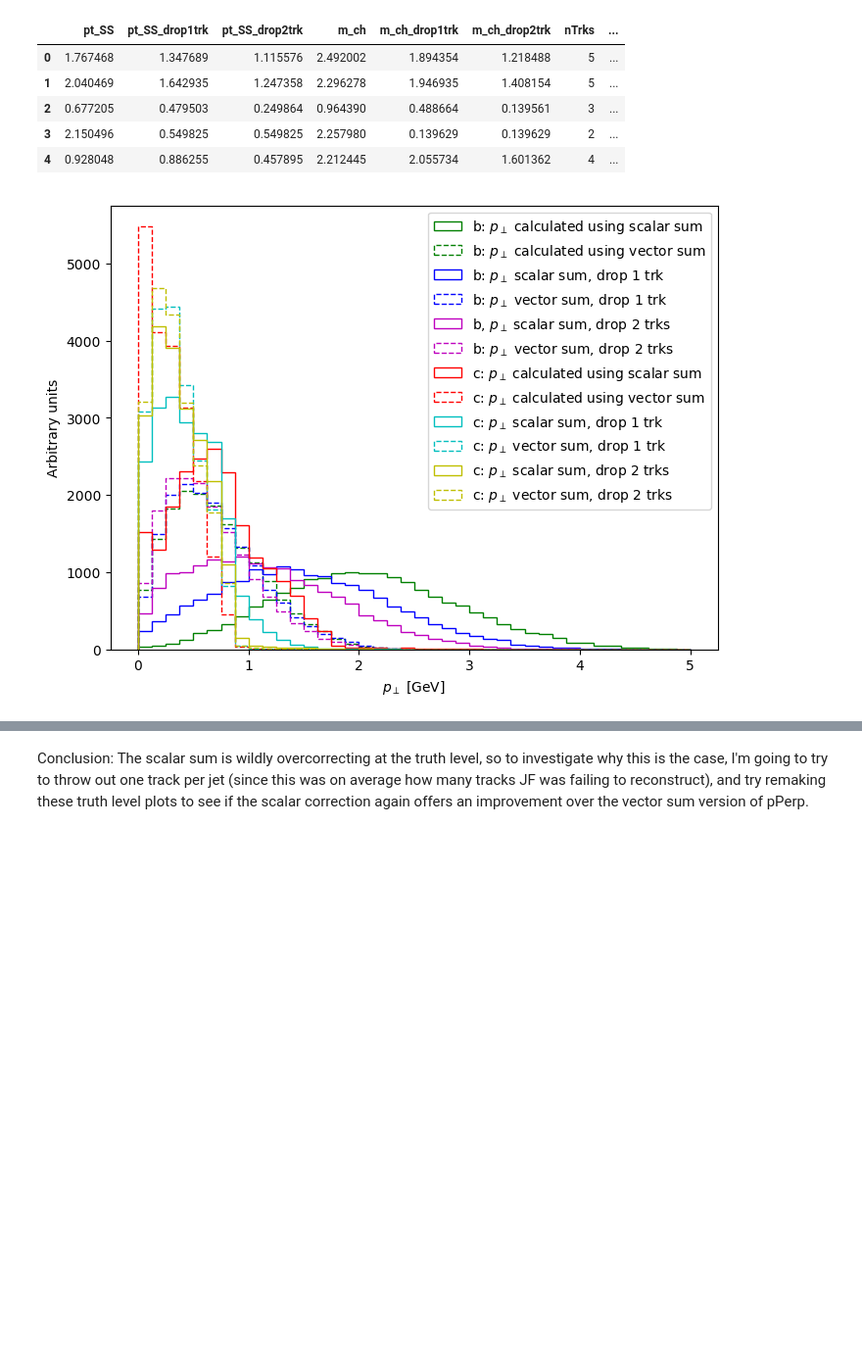
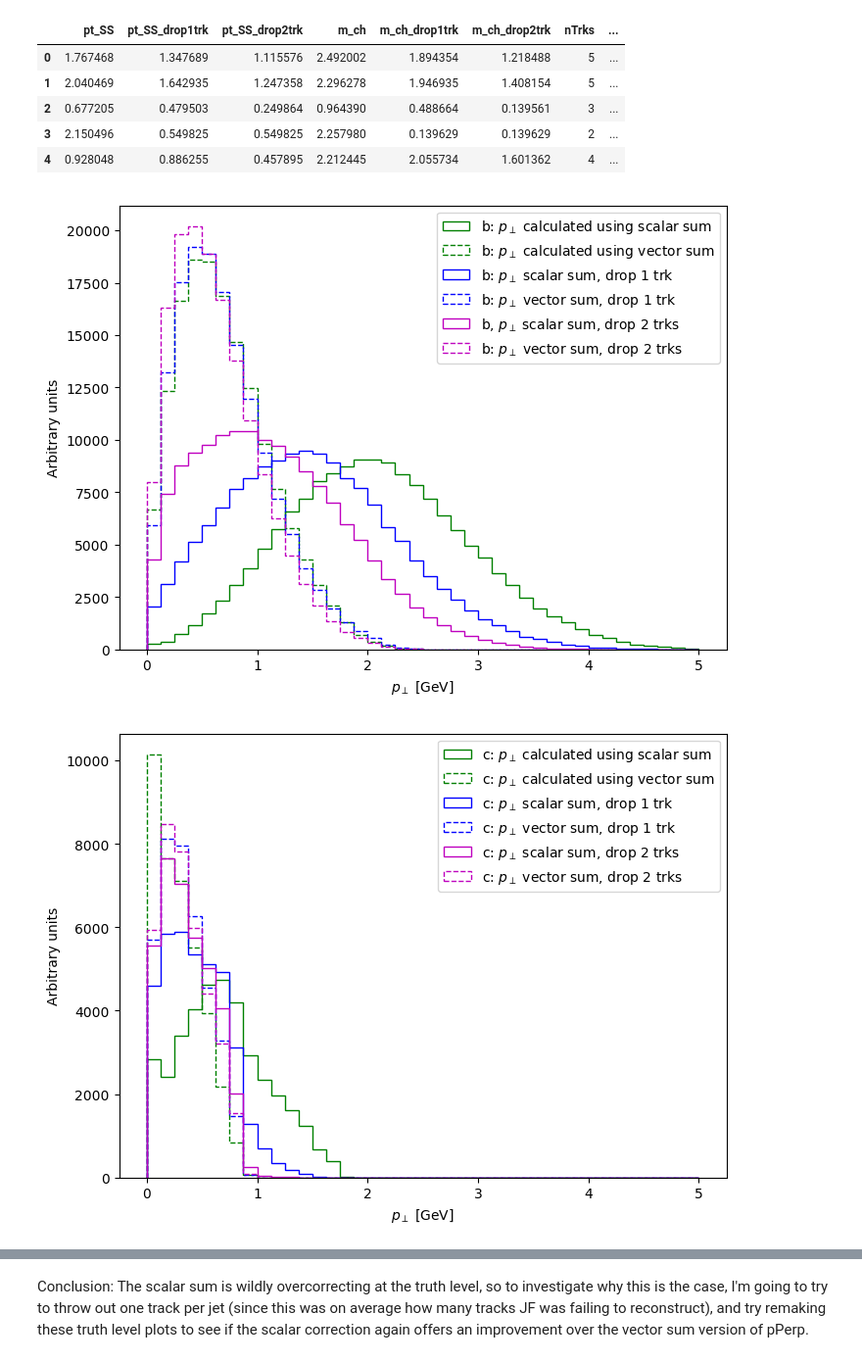
Before and after one commit to nhartman94/Vertex-Mass-Study, a Jupyter notebook: recoMassCorrections.ipynb, the cells around one changed output, grey strips where cells are left out. Shown at 98% size. Drawn from its saved outputs; the diff is of its cells as text; code cells hidden in the pictures; blank space fills up the shorter version.

```diff
--- a/SV1_studies.ipynb
+++ b/recoMassCorrections.ipynb
@@ -13,5 +23,5 @@ Aug 2017
 # %%
-filepath  = '/atlas/local/BtagOptimizationNtuples/user.giacinto.mc16_13TeV.410501.PowhegPythia8EvtGen_A14_ttbar_hdamp258p75.BTagNtuples.May22.JetFitterStudies.v02_Akt4EMTo/user.giacinto.11401650.Akt4EMTo._000001.root'
+filepath  = '/atlas/local/BtagOptimizationNtuples/user.giacinto.mc16_13TeV.410501.PowhegPythia8EvtGen_A14_ttbar_hdamp258p75.BTagNtuples.May22.JetFitterStudies.v02_Akt4EMTo/user.giacinto.11401650.Akt4EMTo._00000?.root'
 # %%
 import numpy as np
 import pandas as pd
@@ -916,7 +926,7 @@ if not loadTruth:
     df1_flat['m_ch'] = df1_flat['jet_bH_MTrk'].apply(MeVtoGeV)
 
     # Get the momentum of the jet and the mass of the hadron
-    df1_flat['jet_p']    = df1_flat['jet_bH_pt']*np.cosh(df1_flat['jet_bH_eta']).apply(MeVtoGeV)
+    df1_flat['jet_p']    = df1_flat['jet_bH_pt']*np.cosh(df1_flat['jet_bH_eta'])
     df1_flat['m_hadron'] = np.sqrt( np.power(df1_flat['jet_bH_E'],2) - np.power(df1_flat['jet_p'],2) ).apply(MeVtoGeV)
 
     df1_flat['jet_LabDrF'] = 5*np.ones(len(df1_flat.index))
@@ -928,8 +938,8 @@ if not loadTruth:
     #
     ############################################# #########
 
-    # Only select events for this df that have a c-hadron
-    df2_flat = df_flat[df_flat['jet_cH_pt']!=-99]
+    # Only select events for this df that have a c-hadron AND no b-hadron
+    df2_flat = df_flat[(df_flat['jet_cH_pt']!=-99)&(df_flat['jet_bH_pt']==-99)]
     df2_flat.reset_index(inplace=True,drop=True)
 
     df2_flat['nTrks'] = df2_flat['jet_cH_nCtracks']
@@ -951,7 +961,7 @@ if not loadTruth:
     df2_flat['m_ch'] = df2_flat['jet_cH_MTrk'].apply(MeVtoGeV)
 
     # Get the momentum of the jet and the mass of the hadron
-    df2_flat['jet_p']    = (df2_flat['jet_cH_pt']*np.cosh(df2_flat['jet_cH_eta'])).apply(MeVtoGeV)
+    df2_flat['jet_p']    = (df2_flat['jet_cH_pt']*np.cosh(df2_flat['jet_cH_eta']))
     df2_flat['m_hadron'] = (np.sqrt( np.power(df2_flat['jet_cH_E'],2) - np.power(df2_flat['jet_p'],2) )).apply(MeVtoGeV)
 
     df2_flat['jet_LabDrF'] = 4*np.ones(len(df2_flat.index))
@@ -1040,48 +1041,56 @@ truth_df[['pt_SS','pt_SS_drop1trk','pt_SS_drop2trk','m_ch','m_ch_drop1trk','m_ch
 Nbins=40
 range=(0,5)
 
+# b-hadrons
 plt.figure(figsize=(8, 6), dpi=100)
 
-# b-hadrons
 plt.hist(truth_df['pt_SS'][truth_df['jet_LabDrF']==5],color='g',linestyle='solid',
         histtype='step',bins=Nbins,range=range,label='b: $p_\perp$ calculated using scalar sum')
 plt.hist(truth_df['pt'][truth_df['jet_LabDrF']==5],color='g',linestyle='dashed',histtype='step',
          bins=Nbins,range=range,label='b: $p_\perp$ calculated using vector sum')
 
 plt.hist(truth_df['pt_SS_drop1trk'][truth_df['jet_LabDrF']==5],color='b',linestyle='solid',
         histtype='step',bins=Nbins,range=range,label='b: $p_\perp$ scalar sum, drop 1 trk')
 plt.hist(truth_df['pt_drop1trk'][truth_df['jet_LabDrF']==5],color='b',linestyle='dashed',histtype='step',
          bins=Nbins,range=range,label='b: $p_\perp$ vector sum, drop 1 trk')
 
 plt.hist(truth_df['pt_SS_drop2trk'][truth_df['jet_LabDrF']==5],color='m',linestyle='solid',
         histtype='step',bins=Nbins,range=range,label='b, $p_\perp$ scalar sum, drop 2 trks')
 plt.hist(truth_df['pt_drop2trk'][truth_df['jet_LabDrF']==5],color='m',linestyle='dashed',histtype='step',
          bins=Nbins,range=range,label='b: $p_\perp$ vector sum, drop 2 trks')
 
+plt.xlabel('$p_\perp$ [GeV]')
+plt.ylabel('Arbitrary units')
+plt.legend()
+plt.show()
+
 
 # c-hadrons
-plt.hist(truth_df['pt_SS'][truth_df['jet_LabDrF']==4],color='r',linestyle='solid',histtype='step',
+plt.figure(figsize=(8, 6), dpi=100)
+
+plt.hist(truth_df['pt_SS'][truth_df['jet_LabDrF']==4],color='g',linestyle='solid',histtype='step',
          bins=Nbins,range=range,label='c: $p_\perp$ calculated using scalar sum')
-plt.hist(truth_df['pt'][truth_df['jet_LabDrF']==4],color='r',linestyle='dashed',histtype='step',
+plt.hist(truth_df['pt'][truth_df['jet_LabDrF']==4],color='g',linestyle='dashed',histtype='step',
          bins=Nbins,range=range,label='c: $p_\perp$ calculated using vector sum')
 
-plt.hist(truth_df['pt_SS_drop1trk'][truth_df['jet_LabDrF']==4],color='c',linestyle='solid',histtype='step',
+plt.hist(truth_df['pt_SS_drop1trk'][truth_df['jet_LabDrF']==4],color='b',linestyle='solid',histtype='step',
          bins=Nbins,range=range,label='c: $p_\perp$ scalar sum, drop 1 trk')
-plt.hist(truth_df['pt_drop1trk'][truth_df['jet_LabDrF']==4],color='c',linestyle='dashed',histtype='step',
+plt.hist(truth_df['pt_drop1trk'][truth_df['jet_LabDrF']==4],color='b',linestyle='dashed',histtype='step',
          bins=Nbins,range=range,label='c: $p_\perp$ vector sum, drop 1 trk')
 
-plt.hist(truth_df['pt_SS_drop2trk'][truth_df['jet_LabDrF']==4],color='y',linestyle='solid',histtype='step',
+plt.hist(truth_df['pt_SS_drop2trk'][truth_df['jet_LabDrF']==4],color='m',linestyle='solid',histtype='step',
          bins=Nbins,range=range,label='c: $p_\perp$ scalar sum, drop 2 trks')
-plt.hist(truth_df['pt_drop2trk'][truth_df['jet_LabDrF']==4],color='y',linestyle='dashed',histtype='step',
+plt.hist(truth_df['pt_drop2trk'][truth_df['jet_LabDrF']==4],color='m',linestyle='dashed',histtype='step',
          bins=Nbins,range=range,label='c: $p_\perp$ vector sum, drop 2 trks')
 
 
 plt.xlabel('$p_\perp$ [GeV]')
 plt.ylabel('Arbitrary units')
 plt.legend()
 plt.show()
 # %% [output]
-[figure, old version]
+[figure, new version]
+[figure, added]
 # %%
 # Overlay the truth pPerp and mass distributions calculated with the scalar sum and vector summed versions for pPerp
 Nbins=40
```
Also changed, not shown: parts of 31 cells of this notebook, 4 other files.
